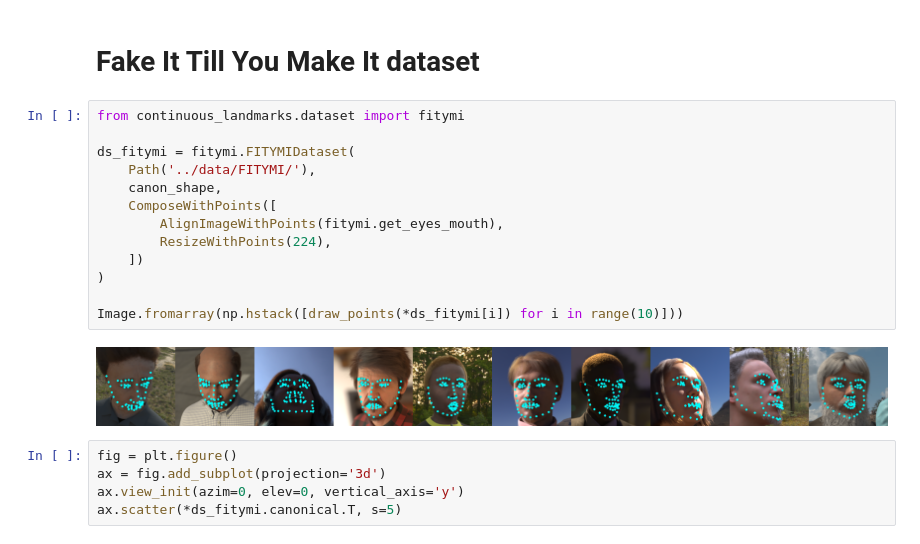
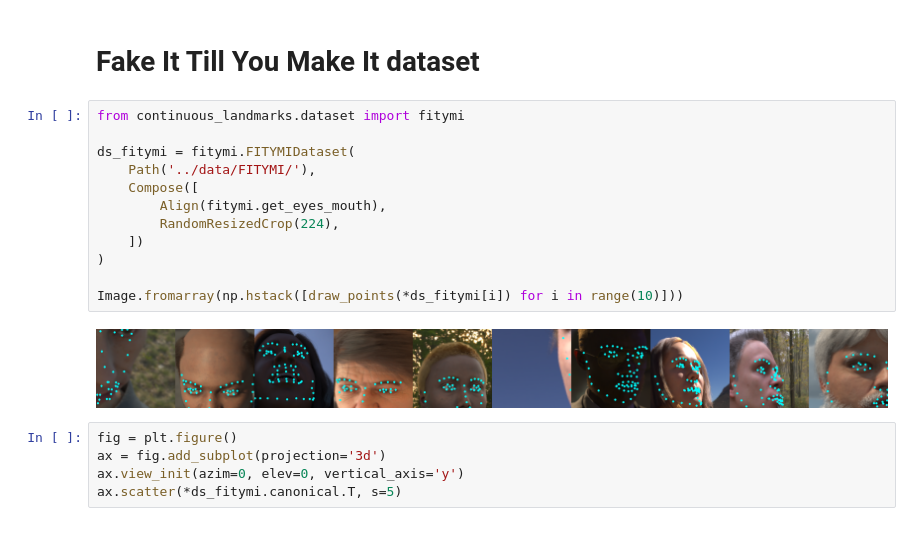
Before and after one commit to florisdf/continuous_landmarks, a Jupyter notebook: notebooks/01_face_alignment.ipynb, the cells around one changed output. Drawn from its saved outputs; the diff is of its cells as text.

```diff
--- a/notebooks/01_face_alignment.ipynb
+++ b/notebooks/01_face_alignment.ipynb
@@ -44,18 +43,17 @@ ax.scatter(*ds300w.canonical.T, s=5)
 # %%
 from continuous_landmarks.dataset import fitymi
 
 ds_fitymi = fitymi.FITYMIDataset(
     Path('../data/FITYMI/'),
-    canon_shape,
-    ComposeWithPoints([
-        AlignImageWithPoints(fitymi.get_eyes_mouth),
-        ResizeWithPoints(224),
+    Compose([
+        Align(fitymi.get_eyes_mouth),
+        RandomResizedCrop(224),
     ])
 )
 
 Image.fromarray(np.hstack([draw_points(*ds_fitymi[i]) for i in range(10)]))
 # %% [output]
-[figure, old version]
+[figure, new version]
 # %%
 fig = plt.figure()
 ax = fig.add_subplot(projection='3d')
```
Also changed, not shown: parts of 3 cells of this notebook, 4 other files.
